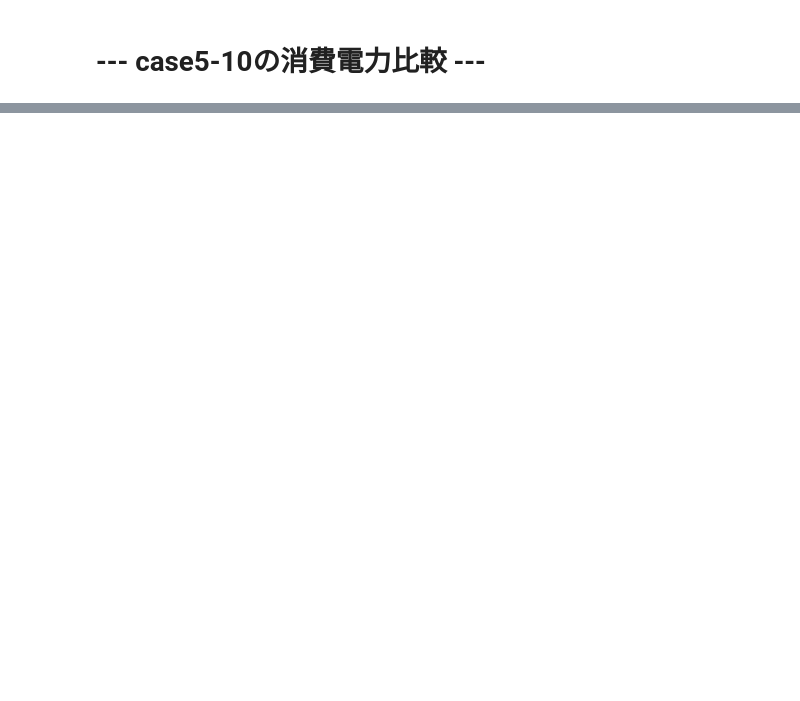
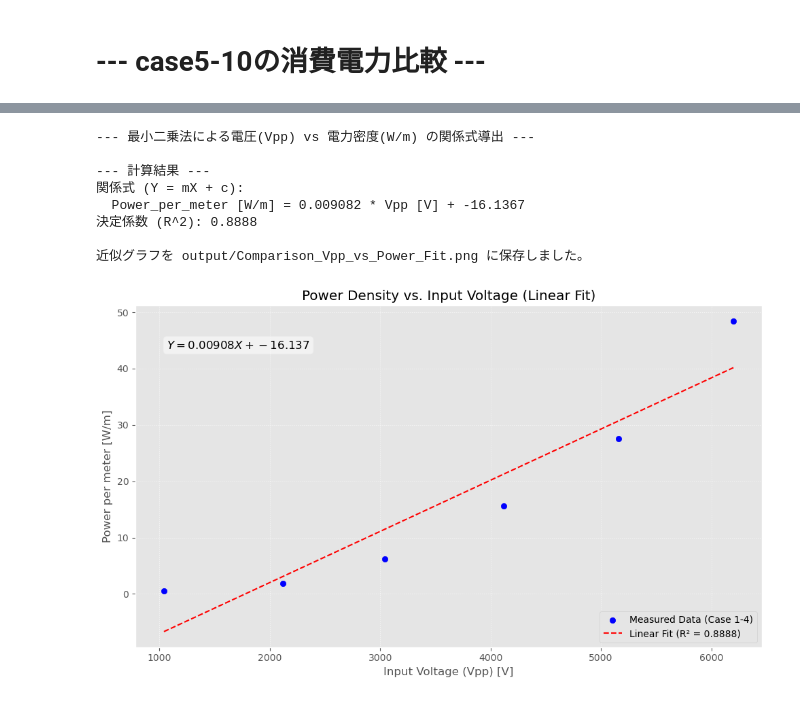
Before and after one commit to meso1007/Jupyter-VQ-Analysis, a Jupyter notebook: vq_analysis.ipynb, the cells around one changed output, grey strips where cells are left out. Drawn from its saved outputs; the diff is of its cells as text; code cells hidden in the pictures; blank space fills up the shorter version.

```diff
--- a/vq_analysis.ipynb
+++ b/vq_analysis.ipynb
@@ -424,0 +691,68 @@ if all_results:
+# %%
+
+from sklearn.metrics import r2_score
+
+print("--- 最小二乗法による電圧(Vpp) vs 電力密度(W/m) の関係式導出 ---")
+
+if 'results_df' not in locals():
+    print("エラー: 'results_df' が見つかりません。")
+    print("先に Cell 5 (または Cell 6) を実行してデータを生成してください。")
+else:
+    # 1. データの準備
+    # (results_df は Cell 5 または Cell 6 で作成されたもの)
+    X = results_df['Vpp (V)']
+    Y = results_df['Power_per_meter (W/m)']
+
+    # 2. 最小二乗法 (1次関数: Y = mX + c) でフィッティング
+    # np.polyfit が [m (傾き), c (切片)] を返す
+    slope, intercept = np.polyfit(X, Y, 1)
+
+    # 3. 近似式のY座標を計算
+    Y_fit = slope * X + intercept
+
+    # 4. R^2 (決定係数) を計算して、当てはまりの良さを評価
+    r_squared = r2_score(Y, Y_fit)
+
+    print("\n--- 計算結果 ---")
+    print(f"関係式 (Y = mX + c):")
+    print(f"  Power_per_meter [W/m] = {slope:.6f} * Vpp [V] + {intercept:.4f}")
+    print(f"決定係数 (R^2): {r_squared:.4f}")
+
+
+    # --- 5. 比較グラフの作成 ---
+    fig_fit, ax_fit = plt.subplots(figsize=(10, 6))
+
+    # 1. 元データの散布図をプロット
+    ax_fit.scatter(X, Y, color='blue', label='Measured Data (Case 1-4)')
+
+    # 2. 近似直線をプロット
+    ax_fit.plot(X, Y_fit, color='red', linestyle='--',
+                label=f'Linear Fit (R² = {r_squared:.4f})')
+
+    ax_fit.set_title('Power Density vs. Input Voltage (Linear Fit)')
+    ax_fit.set_xlabel('Input Voltage (Vpp) [V]')
+    ax_fit.set_ylabel('Power per meter [W/m]')
+    ax_fit.legend()
+    ax_fit.grid(True, linestyle=':', alpha=0.7)
+
+    # グラフ内に式をテキストで表示
+    eq_text = f'$Y = {slope:.5f} X + {intercept:.3f}$'
+    ax_fit.text(0.05, 0.9, eq_text, transform=ax_fit.transAxes,
+                fontsize=12, va='top', bbox=dict(boxstyle='round,pad=0.3', fc='white', alpha=0.5))
+
+    plt.tight_layout()
+    # 比較サマリーは output 直下に保存
+    comp_save_path = os.path.join(OUTPUT_DIR, "Comparison_Vpp_vs_Power_Fit.png")
+    plt.savefig(comp_save_path, dpi=150)
+    print(f"\n近似グラフを {comp_save_path} に保存しました。")
+    plt.show()
+# %% [output]
+--- 最小二乗法による電圧(Vpp) vs 電力密度(W/m) の関係式導出 ---
+
+--- 計算結果 ---
+関係式 (Y = mX + c):
+  Power_per_meter [W/m] = 0.009082 * Vpp [V] + -16.1367
+決定係数 (R^2): 0.8888
+
+近似グラフを output/Comparison_Vpp_vs_Power_Fit.png に保存しました。
+[figure, added]
```
Also changed, not shown: parts of 13 cells of this notebook.
